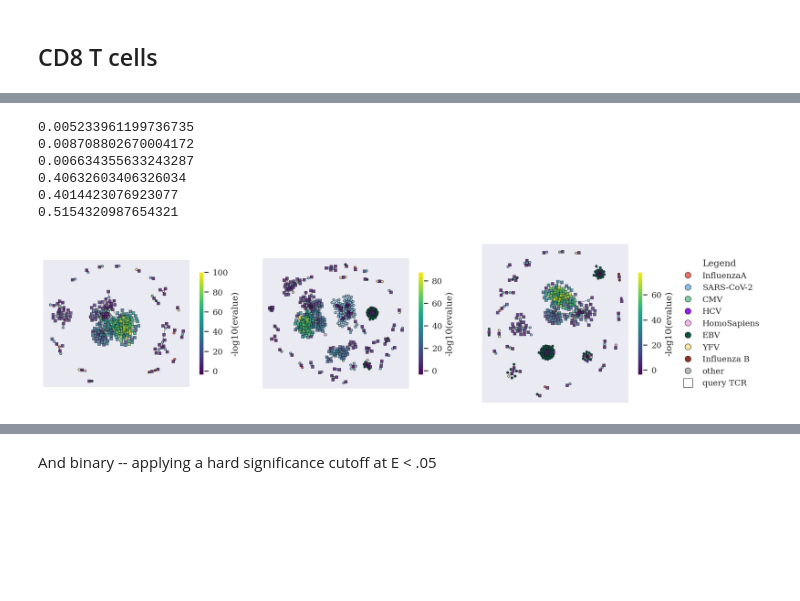
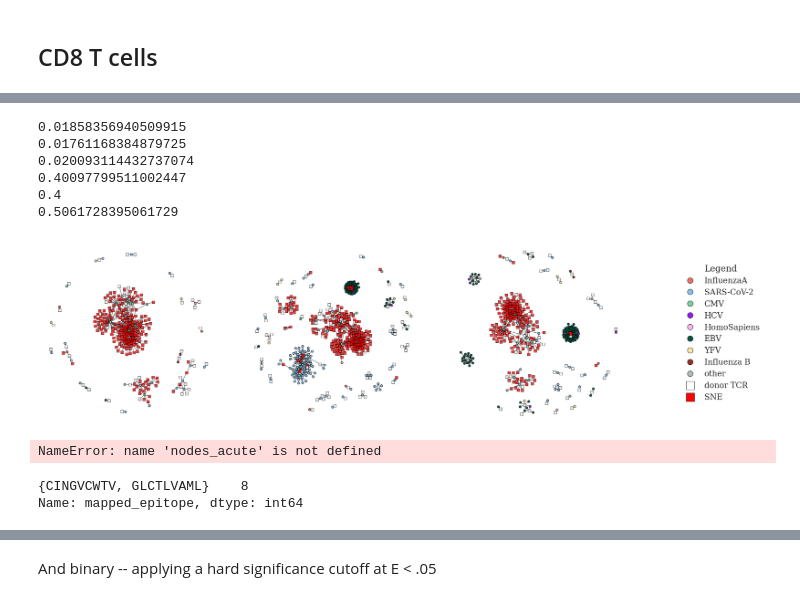
Before and after one commit to svalkiers/immune_response_detection, a Jupyter notebook: notebooks/tirtlseq.ipynb, the cells around one changed output, grey strips where cells are left out. Cells and saved outputs as stored; diff of their text form; code cells hidden in the pictures; blank space fills up the shorter version.

```diff
--- a/notebooks/tirtlseq.ipynb
+++ b/notebooks/tirtlseq.ipynb
@@ -29,5 +33,5 @@ sns.set_context('paper', font_scale=1.3)    # single-column figure
 # %%
-def parse_data(fraction='cd4'):
+def parse_data(fraction='cd4', remove_mait=False):
 
     data = pd.read_table(f'./data/{fraction}_data.tsv')
     data['va'] = data['va'] + '*01'
@@ -43,6 +47,9 @@ def parse_data(fraction='cd4'):
 
     clonecols = ['va', 'ja', 'cdr3a', 'cdr3a_nucseq', 'vb', 'jb', 'cdr3b', 'cdr3b_nucseq']
     data = data.drop_duplicates(subset=clonecols + ['timepoint'])
+    data['is_mait'] = ((data['va'] == 'TRAV1-2*01') & (data['ja'].isin(['TRAJ33*01', 'TRAJ20*01', 'TRAJ12*01'])))
+    if remove_mait:
+        data = data[~data['is_mait']]
     data = data.reset_index(drop=True)
 
     pre = data[data['timepoint'] == f'{fraction}_pre'].reset_index(drop=True)
@@ -97,14 +116,14 @@ def convert_range_search_output(lims, D, I, offset=0):
         start = lims[i]
         end = lims[i + 1]
         query_indices = np.full(end - start, i)
-        neighbor_indices = I[start:end] + offseIt
+        neighbor_indices = I[start:end] + offset
         distances = D[start:end]
         result_indices.extend(zip(query_indices, neighbor_indices))
         result_distances.extend(distances)
     result = list(zip(result_indices, result_distances))
     return result
 
-def vdjdb_annotation_network(sne, vdjdb_paired, fig, ax, legend=False, cutoff=None, annotate=False):
+def vdjdb_annotation_network(sne, vdjdb_paired, fig, ax, legend=False, cutoff=None, annotate=False, plot_cbar=False):
 
     col_remap = {
         'junction_aa_alpha':'cdr3a',
@@ -226,7 +245,7 @@ def vdjdb_annotation_network(sne, vdjdb_paired, fig, ax, legend=False, cutoff=No
         for species, color in legend_color.items()
     ]
 
-    square = mlines.Line2D([], [], color='white', marker='s', markersize=12, markeredgewidth=0.5, markeredgecolor='black', linestyle='None', label='query TCR')
+    square = mlines.Line2D([], [], color='white', marker='s', markersize=12, markeredgewidth=0.5, markeredgecolor='black', linestyle='None', label='donor TCR')
     legend_elements += [square]
     if cutoff is not None:
         redsquare = mlines.Line2D([], [], color='red', marker='s', markersize=12, markeredgewidth=0.5, markeredgecolor='black', linestyle='None', label='SNE')
@@ -236,11 +255,11 @@ def vdjdb_annotation_network(sne, vdjdb_paired, fig, ax, legend=False, cutoff=No
     if legend:
         ax.legend(handles=legend_elements, loc='center left', bbox_to_anchor=(1.3, 0.5), frameon=False, title="Legend")
 
-    if annotate:
+    if plot_cbar:
         cbar = fig.colorbar(viridis_cmap, ax=ax, shrink=0.5)
         cbar.set_label('-log10(evalue)')
 
-    return nodes, edges
+    return nodes, edges, annotated
 
 # fig.tight_layout()
 # %% [markdown]
@@ -631,5 +857,5 @@ vdjdb_annotation_network(res_conv.data, vdjdb_paired, fig=fig, ax=ax[2], legend=
 # %%
-parsed, pre, acute, conv = parse_data('cd8')
+parsed, pre, acute, conv = parse_data('cd8', remove_mait=False)
 print('Total CD8 clones:', pre.shape[0] + acute.shape[0] + conv.shape[0])
 # %% [output]
 Remove ambiguous CDR3 amino acid sequences
@@ -754,6 +1015,14 @@ sign_pre = res_pre.data[res_pre.data['evalue']<.05]
 sign_acute = res_acute.data[res_acute.data['evalue']<.05]
 sign_conv = res_conv.data[res_conv.data['evalue']<.05]
 
+clonecols = ['cdr3b_nucseq','vb','jb','cdr3b','cdr3a_nucseq','va','ja','cdr3a']
+sign_pre['full_clone'] = sign_pre.apply(lambda x: '_'.join([str(x[i]) for i in clonecols]), axis=1)
+sign_acute['full_clone'] = sign_acute.apply(lambda x: '_'.join([str(x[i]) for i in clonecols]), axis=1)
+sign_conv['full_clone'] = sign_conv.apply(lambda x: '_'.join([str(x[i]) for i in clonecols]), axis=1)
+res_pre.data['full_clone'] = res_pre.data.apply(lambda x: '_'.join([str(x[i]) for i in clonecols]), axis=1)
+res_acute.data['full_clone'] = res_acute.data.apply(lambda x: '_'.join([str(x[i]) for i in clonecols]), axis=1)
+res_conv.data['full_clone'] = res_conv.data.apply(lambda x: '_'.join([str(x[i]) for i in clonecols]), axis=1)
+
 persistent = set(sign_pre.full_clone).intersection(set(sign_acute.full_clone)).intersection(set(sign_conv.full_clone))
 
 fig, ax = plt.subplots(dpi=150, figsize=(15,5), ncols=3)
@@ -769,4 +1038,6 @@ add_cluster_labels(res_conv, layout3, ax[2])
 ax[0].set_title('Pre')
 ax[1].set_title('Acute')
 ax[2].set_title('Convalescent')
+
+fig.savefig('../sne_manuscript/manuscript_figures/tirtl_sne_network_cd8_persistent.svg', bbox_inches='tight', format='svg')
 # %% [output]
@@ -805,17 +1091,48 @@ print(len(persistent) / sign_pre.shape[0])
 print(len(persistent) / sign_acute.shape[0])
 print(len(persistent) / sign_conv.shape[0])
 # %% [output]
-0.005233961199736735
-0.008708802670004172
-0.006634355633243287
-0.40632603406326034
-0.4014423076923077
-0.5154320987654321
+0.01858356940509915
+0.01761168384879725
+0.020093114432737074
+0.40097799511002447
+0.4
+0.5061728395061729
 # %%
 fig, ax = plt.subplots(figsize=(15,5), dpi=150, ncols=3)
 
-vdjdb_annotation_network(res_pre.data, vdjdb_paired, fig=fig, ax=ax[0])
-vdjdb_annotation_network(res_acute.data, vdjdb_paired, fig=fig, ax=ax[1])
-vdjdb_annotation_network(res_conv.data, vdjdb_paired, fig=fig, ax=ax[2], legend=True)
+nodes_pre, edges_pre, annotated_pre = vdjdb_annotation_network(res_pre.data, vdjdb_paired, fig=fig, ax=ax[0], cutoff=.05, annotate=True)
+nodes_acute, edges_acute, annotated_acute = vdjdb_annotation_network(res_acute.data, vdjdb_paired, fig=fig, ax=ax[1], cutoff=.05, annotate=True)
+nodes_conv, edges_conv, annotated_conv = vdjdb_annotation_network(res_conv.data, vdjdb_paired, fig=fig, ax=ax[2], legend=True, cutoff=.05, annotate=True)
 # %% [output]
-[figure, old version]
+[figure, new version]
+# %%
+node_to_species = {i:vdjdb_paired.loc[int(i.split('_')[0])]['antigen.species'] for i in nodes_acute if 'VDJDB' in i}
+node_to_epitope = {i:vdjdb_paired.loc[int(i.split('_')[0])]['antigen.epitope'] for i in nodes_acute if 'VDJDB' in i}
+
+sne_species = {}
+for i in edges_acute:
+    tcr_index = int(i[0].split('_')[0])
+    if tcr_index not in sne_species:
+        sne_species[tcr_index] = {node_to_species[i[1]]}
+    else:
+        sne_species[tcr_index].add(node_to_species[i[1]])
+
+sne_epitope = {}
+for i in edges_acute:
+    tcr_index = int(i[0].split('_')[0])
+    if tcr_index not in sne_epitope:
+        sne_epitope[tcr_index] = {node_to_epitope[i[1]]}
+    else:
+        sne_epitope[tcr_index].add(node_to_epitope[i[1]])
+
+mapped_species = [sne_species[x] if x in sne_species else None for x in res_acute.data.index]
+mapped_epitope = [sne_epitope[x] if x in sne_epitope else None for x in res_acute.data.index]
+res_acute.data['mapped_species'] = mapped_species
+res_acute.data['mapped_epitope'] = mapped_epitope
+# %% [output]
+NameError: name 'nodes_acute' is not defined
+# %%
+res_acute.data[res_acute.data.mapped_species == {'EBV','HCV'}].mapped_epitope.value_counts()
+# %% [output]
+{CINGVCWTV, GLCTLVAML}    8
+Name: mapped_epitope, dtype: int64
```
Also changed, not shown: parts of 54 cells of this notebook, 2 other files.
